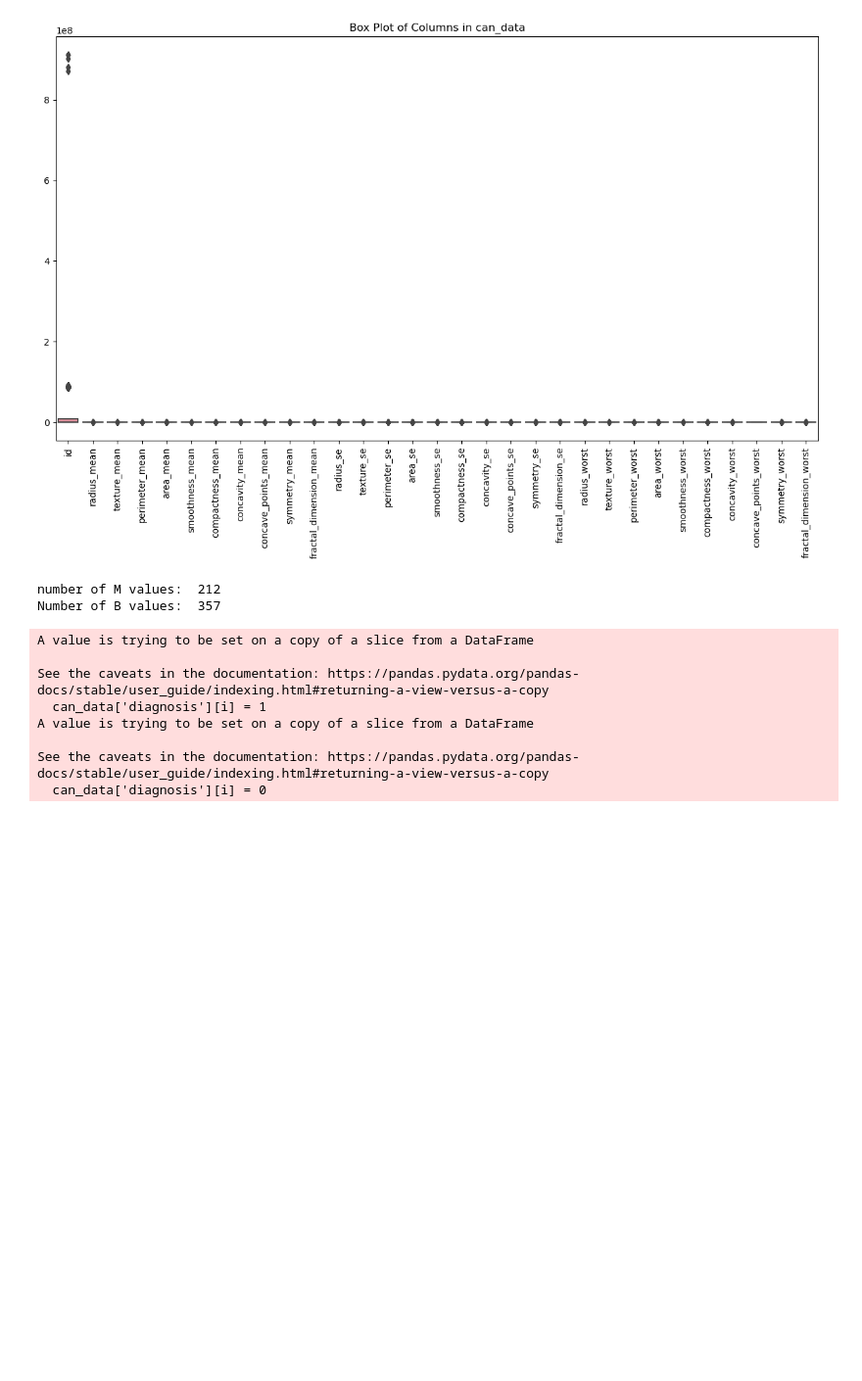
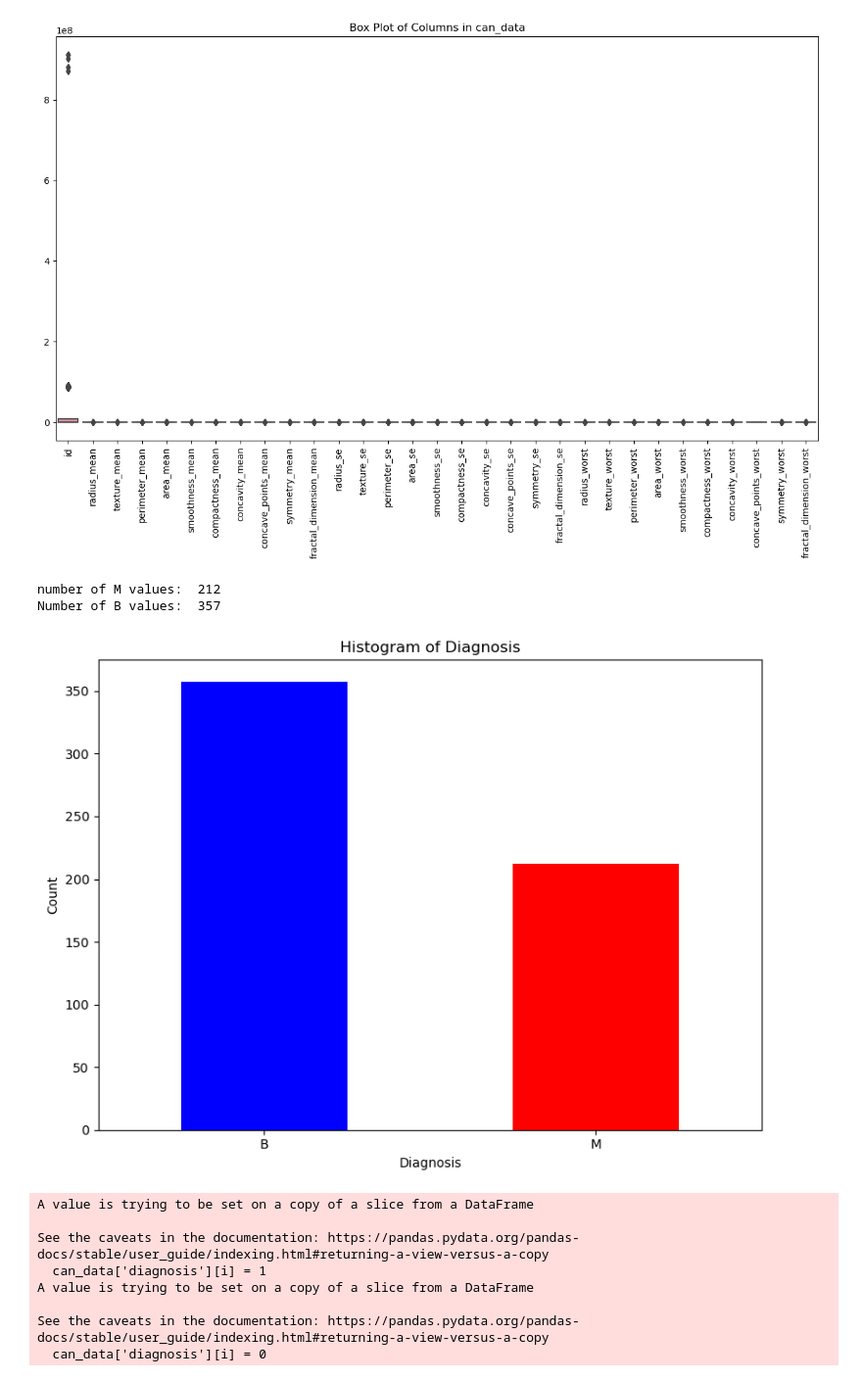
Before and after one commit to ameraburashid/Breast_Can, a Jupyter notebook: cancer_classifier.ipynb, the cells around one changed output. Shown at 98% size. Cells and saved outputs as stored; diff of their text form; code cells hidden in the pictures; blank space fills up the shorter version.

Commit message:
added histogram

```diff
--- a/cancer_classifier.ipynb
+++ b/cancer_classifier.ipynb
@@ -108,6 +108,17 @@ print("Number of B values: ", count_B)
 # %% [output]
 number of M values:  212
 Number of B values:  357
+# %%
+plt.figure(figsize=(8, 6))
+can_data['diagnosis'].value_counts().plot(kind='bar', color=['blue', 'red'])
+plt.title('Histogram of Diagnosis')
+plt.xlabel('Diagnosis')
+plt.ylabel('Count')
+plt.xticks(rotation=0)
+plt.tight_layout()
+plt.show()
+# %% [output]
+[figure, added]
 # %%
 #change the 'diagnosis' column to something quantifiable
 for i in range(len(can_data['diagnosis'])):
```
Also changed, not shown: parts of 5 cells of this notebook.
